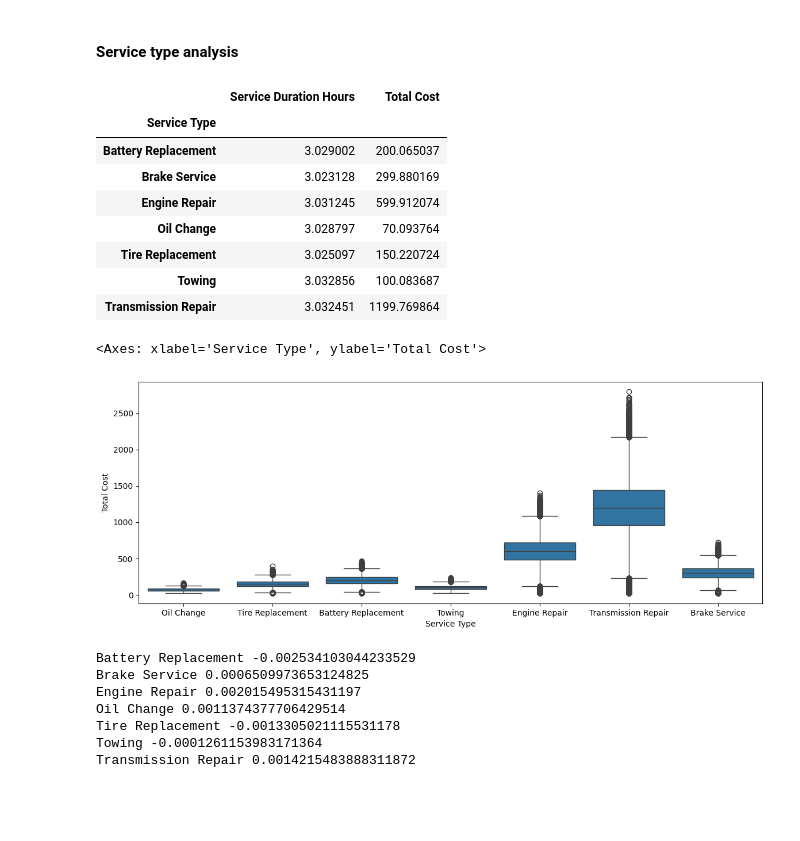
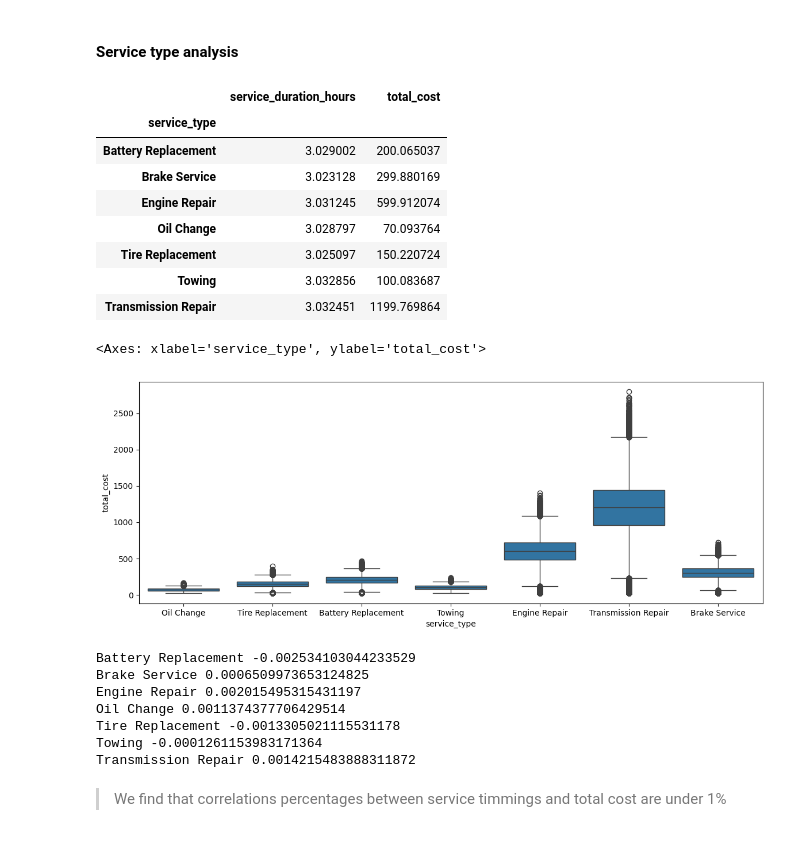
Before and after one commit to 4GeeksAcademy/sp-ml-17-final-project-g5, a Jupyter notebook: notebooks/eda.ipynb, the cells around one changed output. Saved outputs shown, nothing was run; the diff lists cells and outputs as text; code cells hidden in the pictures; blank space fills up the shorter version.

```diff
--- a/notebooks/eda.ipynb
+++ b/notebooks/eda.ipynb
@@ -53,0 +78,7 @@ df.shape
+# %%
+df.columns = (df.columns
+              .str.strip() # for espaces
+              .str.lower() # lower case
+              .str.replace(" ", "_") # insert _
+              .str.replace("-", "_")) # replace - for _
+df.columns.to_list()
@@ -269,10 +341,10 @@ plt.show()
 # %% [markdown]
 #### Service type analysis
 # %%
-df.groupby("Service Type")[["Service Duration Hours", "Total Cost"]].mean()
+df.groupby("service_type")[["service_duration_hours", "total_cost"]].mean()
 # %% [output]
-|  | Service Duration Hours | Total Cost |
-| Service Type |  |  |
+|  | service_duration_hours | total_cost |
+| service_type |  |  |
 | Battery Replacement | 3.029002 | 200.065037 |
 | Brake Service | 3.023128 | 299.880169 |
 | Engine Repair | 3.031245 | 599.912074 |
@@ -282,8 +354,8 @@ df.groupby("Service Type")[["Service Duration Hours", "Total Cost"]].mean()
 | Transmission Repair | 3.032451 | 1199.769864 |
 # %%
 plt.figure(figsize=(14, 5))
-sns.boxplot(x="Service Type", y="Total Cost", data=df)
+sns.boxplot(x="service_type", y="total_cost", data=df)
 # %% [output]
-<Axes: xlabel='Service Type', ylabel='Total Cost'>
+<Axes: xlabel='service_type', ylabel='total_cost'>
-[figure, old version]
+[figure, new version]
 # %%
@@ -298,3 +370,5 @@ Oil Change 0.0011374377706429514
 Tire Replacement -0.0013305021115531178
 Towing -0.0001261153983171364
 Transmission Repair 0.0014215483888311872
+# %% [markdown]
+> We find that correlations percentages between service timmings and total cost are under 1%
```
Also changed, not shown: parts of 20 cells of this notebook, 1 other file.
